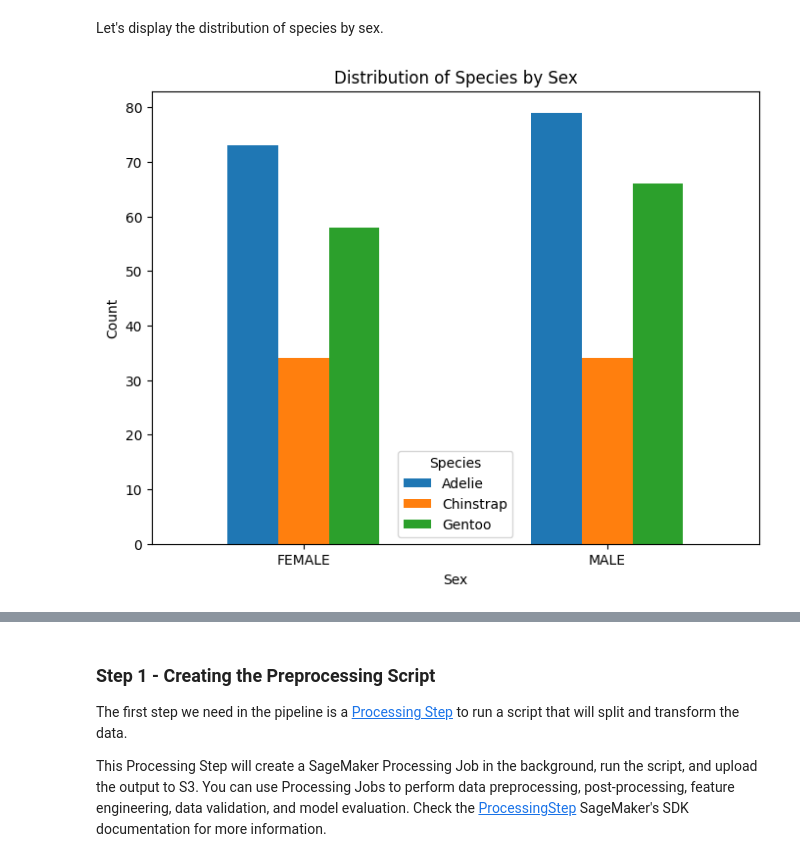
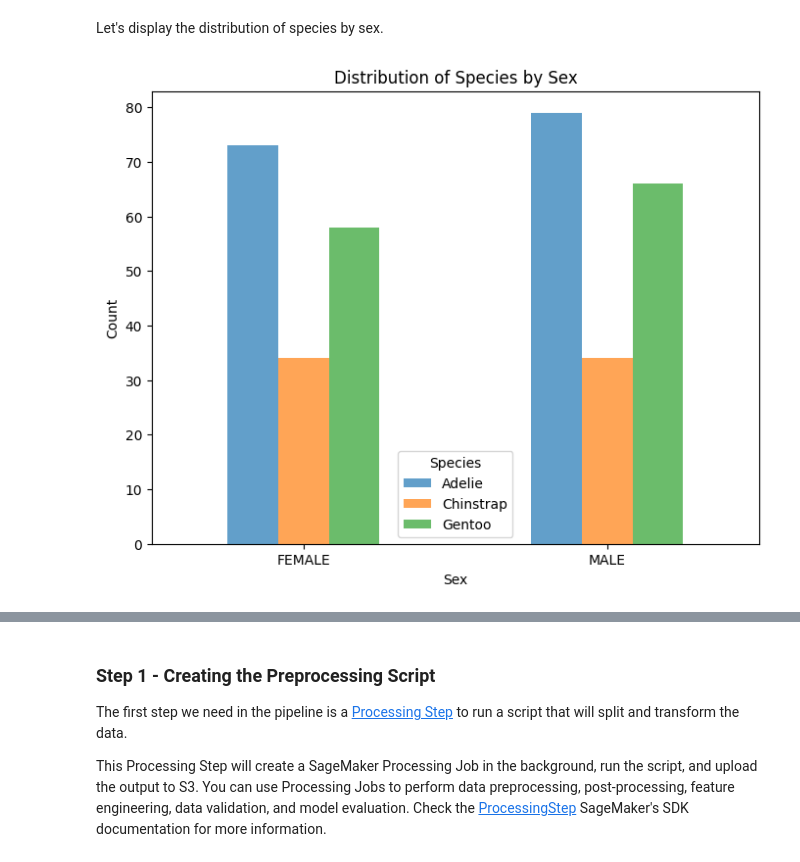
Before and after one commit to tresper/ml.school, a Jupyter notebook: program/cohort_R2.ipynb, the cells around one changed output, grey strips where cells are left out. Saved outputs shown, nothing was run; the diff lists cells and outputs as text; code cells hidden in the pictures.

```diff
--- a/program/cohort_R2.ipynb
+++ b/program/cohort_R2.ipynb
@@ -379,23 +432,22 @@ Let's display the distribution of species by sex.
 # %%
-### DB ###
 # Create a crosstab to count occurrences of each sex within each species
 species_sex_counts = pd.crosstab(penguins['sex'], penguins['species'])
 
 # Plotting
 fig, ax = plt.subplots(figsize=(8, 6))
 
 # Plotting each species as a separate bar within each sex category
-species_sex_counts.plot(kind='bar', ax=ax)
+species_sex_counts.plot(kind='bar', ax=ax, alpha=0.7)
 
 ax.set_xlabel("Sex")
 ax.tick_params(axis='x', rotation=0)
 ax.set_ylabel("Count")
 ax.set_title("Distribution of Species by Sex")
 
 ax.legend(title="Species")
 plt.show()
 # %% [output]
-[figure, old version]
+[figure, new version]
 # %% [markdown]
 ## Session 3 - Splitting and Transforming the Data
 
```
Also changed, not shown: parts of 23 cells of this notebook, 16 other files.
